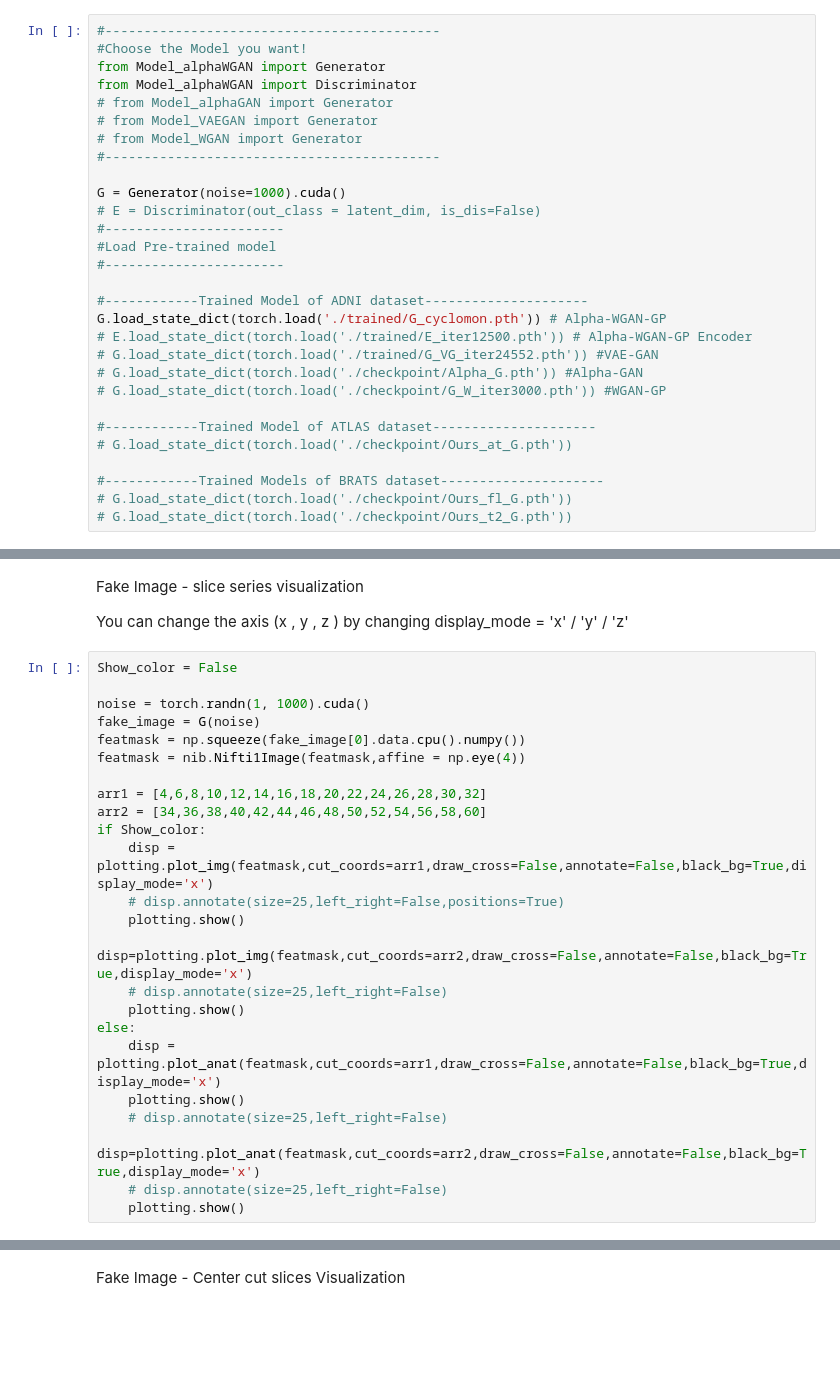
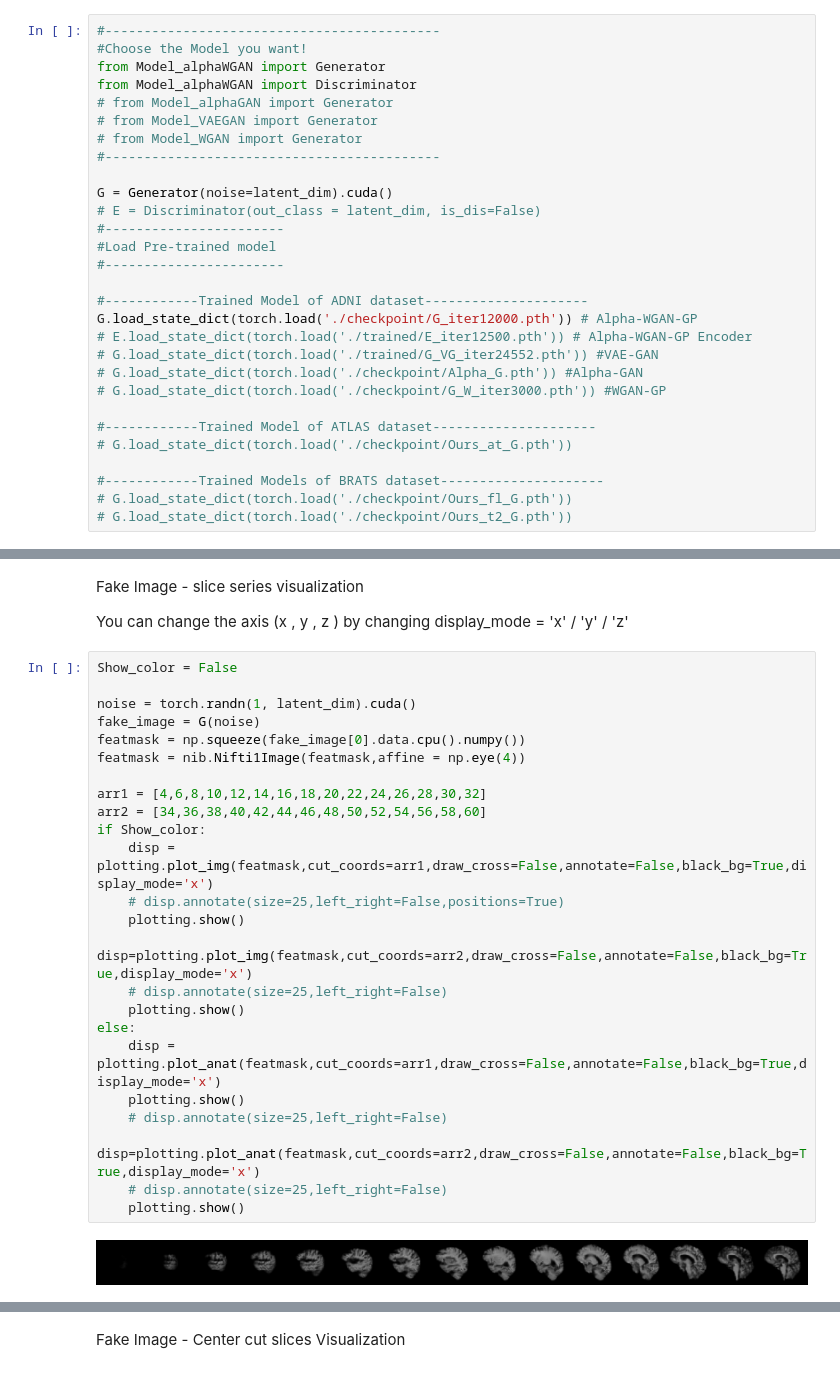
Before and after one commit to ShiboXing/Improved-3dbraingen, a Jupyter notebook: Test.ipynb, the cells around one changed output, grey strips where cells are left out. Drawn from its saved outputs; the diff is of its cells as text; blank space fills up the shorter version.

```diff
--- a/Test.ipynb
+++ b/Test.ipynb
@@ -70,14 +68,14 @@ from Model_alphaWGAN import Discriminator
 # from Model_WGAN import Generator
 #-------------------------------------------
 
-G = Generator(noise=1000).cuda()
+G = Generator(noise=latent_dim).cuda()
 # E = Discriminator(out_class = latent_dim, is_dis=False)
 #-----------------------
 #Load Pre-trained model
 #-----------------------
 
 #------------Trained Model of ADNI dataset---------------------
-G.load_state_dict(torch.load('./trained/G_cyclomon.pth')) # Alpha-WGAN-GP
+G.load_state_dict(torch.load('./checkpoint/G_iter12000.pth')) # Alpha-WGAN-GP
 # E.load_state_dict(torch.load('./trained/E_iter12500.pth')) # Alpha-WGAN-GP Encoder
 # G.load_state_dict(torch.load('./trained/G_VG_iter24552.pth')) #VAE-GAN
 # G.load_state_dict(torch.load('./checkpoint/Alpha_G.pth')) #Alpha-GAN
@@ -96,24 +96,26 @@ You can change the axis (x , y , z ) by changing  display_mode = 'x' / 'y' / 'z'
 # %%
 Show_color = False
 
-noise = torch.randn(1, 1000).cuda()
+noise = torch.randn(1, latent_dim).cuda()
 fake_image = G(noise)
 featmask = np.squeeze(fake_image[0].data.cpu().numpy())
 featmask = nib.Nifti1Image(featmask,affine = np.eye(4))
 
 arr1 = [4,6,8,10,12,14,16,18,20,22,24,26,28,30,32]
 arr2 = [34,36,38,40,42,44,46,48,50,52,54,56,58,60]
 if Show_color:
     disp = plotting.plot_img(featmask,cut_coords=arr1,draw_cross=False,annotate=False,black_bg=True,display_mode='x')
     # disp.annotate(size=25,left_right=False,positions=True)
     plotting.show()
     disp=plotting.plot_img(featmask,cut_coords=arr2,draw_cross=False,annotate=False,black_bg=True,display_mode='x')
     # disp.annotate(size=25,left_right=False)
     plotting.show()
 else:
     disp = plotting.plot_anat(featmask,cut_coords=arr1,draw_cross=False,annotate=False,black_bg=True,display_mode='x')
     plotting.show()
     # disp.annotate(size=25,left_right=False)
     disp=plotting.plot_anat(featmask,cut_coords=arr2,draw_cross=False,annotate=False,black_bg=True,display_mode='x')
     # disp.annotate(size=25,left_right=False)
     plotting.show()
+# %% [output]
+[figure, added]
```
Also changed, not shown: parts of 7 cells of this notebook, 4 other files.
